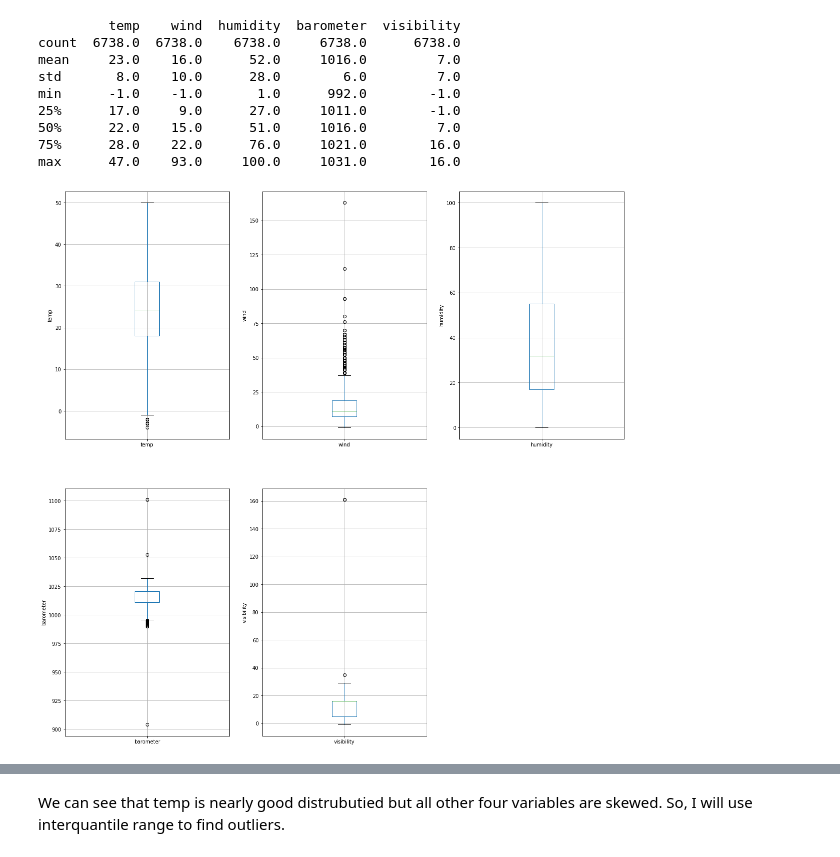
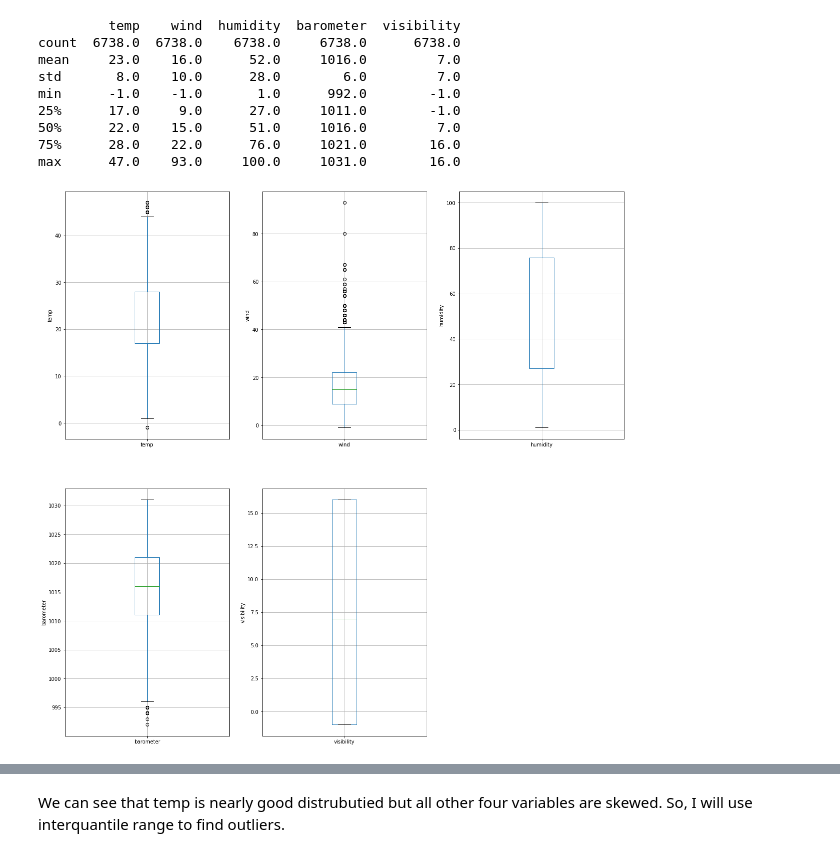
Before and after one commit to naiforfi/Bootcamp_repo, a Jupyter notebook: Saudi_Arabia_Rain.ipynb, the cells around one changed output, grey strips where cells are left out. Saved outputs shown, nothing was run; the diff lists cells and outputs as text; code cells hidden in the pictures.

```diff
--- a/Saudi_Arabia_Rain.ipynb
+++ b/Saudi_Arabia_Rain.ipynb
@@ -327,5 +242,5 @@ rus.fit(X, y)
 #X_resampled, y_resampled = rus.sample(sample, sample[['rain']])
 X_resampled, y_resampled = rus.fit_resample(X, y)
 
-data_reshape = pd.concat([X_resampled,y_resampled], axis =1)
+data_resampled = pd.concat([X_resampled,y_resampled], axis =1)
 #new
@@ -396,34 +306,34 @@ max      47.0    93.0     100.0     1031.0        16.0
 # %%
 # draw boxplots to visualize outliers
 
 plt.figure(figsize=(20,20))
 
 plt.subplot(2, 3, 1)
-fig = data.boxplot(column='temp')
+fig = data_resampled.boxplot(column='temp')
 fig.set_title('')
 fig.set_ylabel('temp')
 
 plt.subplot(2, 3, 2)
-fig = data.boxplot(column='wind')
+fig = data_resampled.boxplot(column='wind')
 fig.set_title('')
 fig.set_ylabel('wind')
 
 plt.subplot(2, 3, 3)
-fig = data.boxplot(column='humidity')
+fig = data_resampled.boxplot(column='humidity')
 fig.set_title('')
 fig.set_ylabel('humidity')
 
 
 plt.subplot(2, 3, 4)
-fig = data.boxplot(column='barometer')
+fig = data_resampled.boxplot(column='barometer')
 fig.set_title('')
 fig.set_ylabel('barometer')
 
 
 plt.subplot(2, 3, 5)
-fig = data.boxplot(column='visibility')
+fig = data_resampled.boxplot(column='visibility')
 fig.set_title('')
 fig.set_ylabel('visibility');
 # %% [output]
-[figure, old version]
+[figure, new version]
 # %%
```
Also changed, not shown: parts of 62 cells of this notebook, 2 other files.
